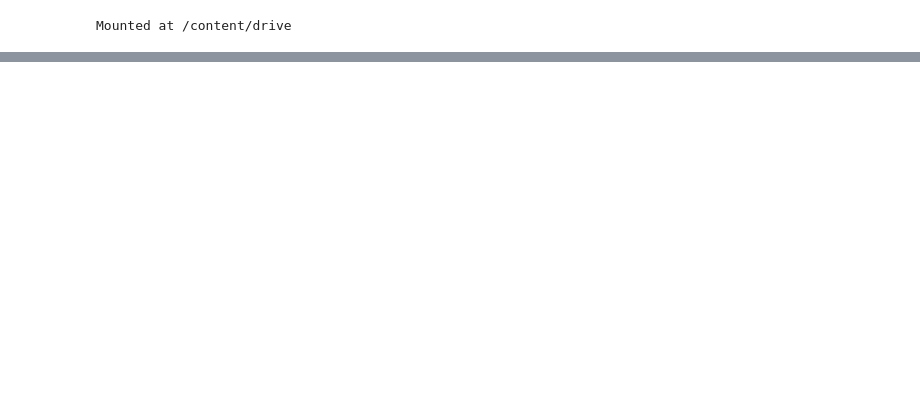
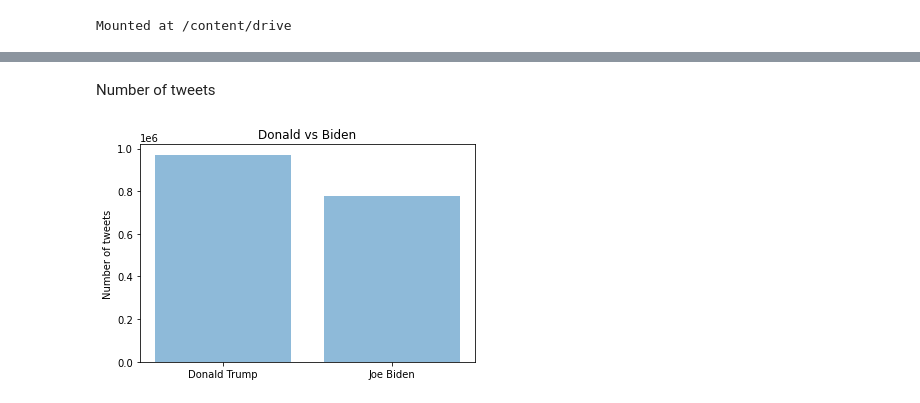
Before and after one commit to sydney-machine-learning/sentimentanalysis-USelections, a Jupyter notebook: training.ipynb, the cells around one changed output, grey strips where cells are left out. Cells and saved outputs as stored; diff of their text form; code cells hidden in the pictures; blank space fills up the shorter version.

```diff
--- a/training.ipynb
+++ b/training.ipynb
@@ -83,0 +42,3 @@ trump_df.head()
+# %%
+Trump_dataset = Trump_dataset.drop(columns = ['tweet_id','collected_at','user_description','collected_at'])
+Biden_dataset = Biden_dataset.drop(columns = ['tweet_id','collected_at','user_description','collected_at'])
@@ -83,0 +47,7 @@ trump_df.head()
+# %%
+Trump_dataset.loc[:,'condidat'] = 'Trump'
+Biden_dataset.loc[:,'condidat'] = 'Biden'
+# %%
+Data_Mixed = pd.concat([Trump_dataset,Biden_dataset])
+Data_Mixed.sort_values(by='created_at')
+Data_Mixed.head()
@@ -83,0 +61,18 @@ trump_df.head()
+# %% [markdown]
+Number of tweets
+# %%
+Trump_tweets = Data_Mixed.query('(condidat == "Trump")').tweet.sort_values(ascending=False).count()
+Biden_tweets = Data_Mixed.query('(condidat == "Biden")').tweet.sort_values(ascending=False).count()
+
+objects = ('Donald Trump','Joe Biden')
+y_pos = np.arange(len(objects))
+performance = [Trump_tweets,Biden_tweets]
+
+plt.bar(y_pos, performance, align='center', alpha=0.5)
+plt.xticks(y_pos, objects)
+plt.ylabel('Number of tweets')
+plt.title('Donald vs Biden')
+
+plt.show()
+# %% [output]
+[figure, added]
```
Also changed, not shown: parts of 31 cells of this notebook.
